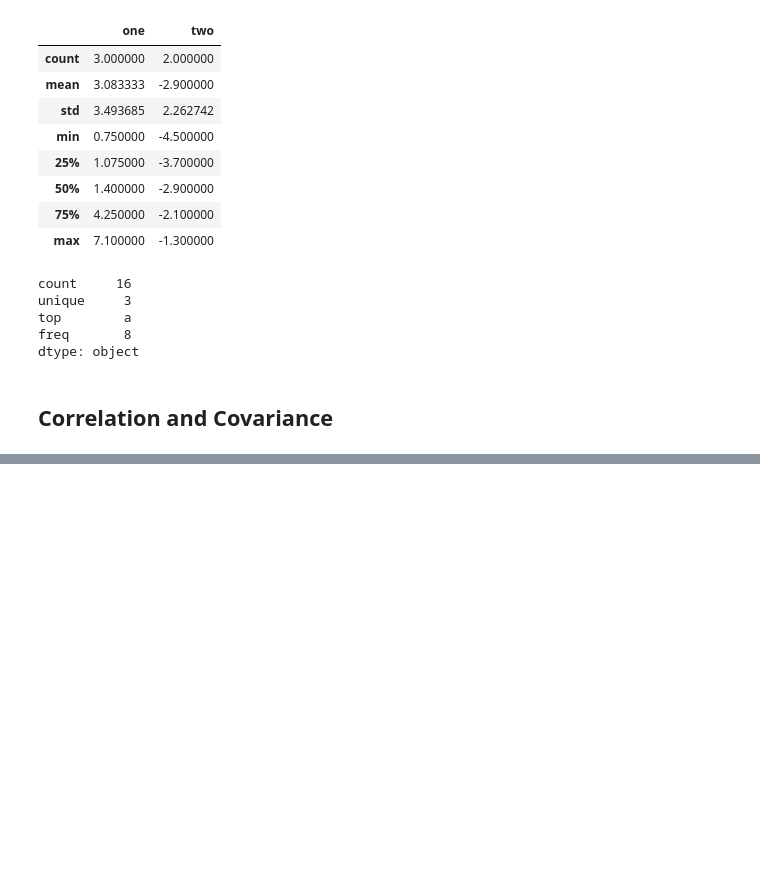
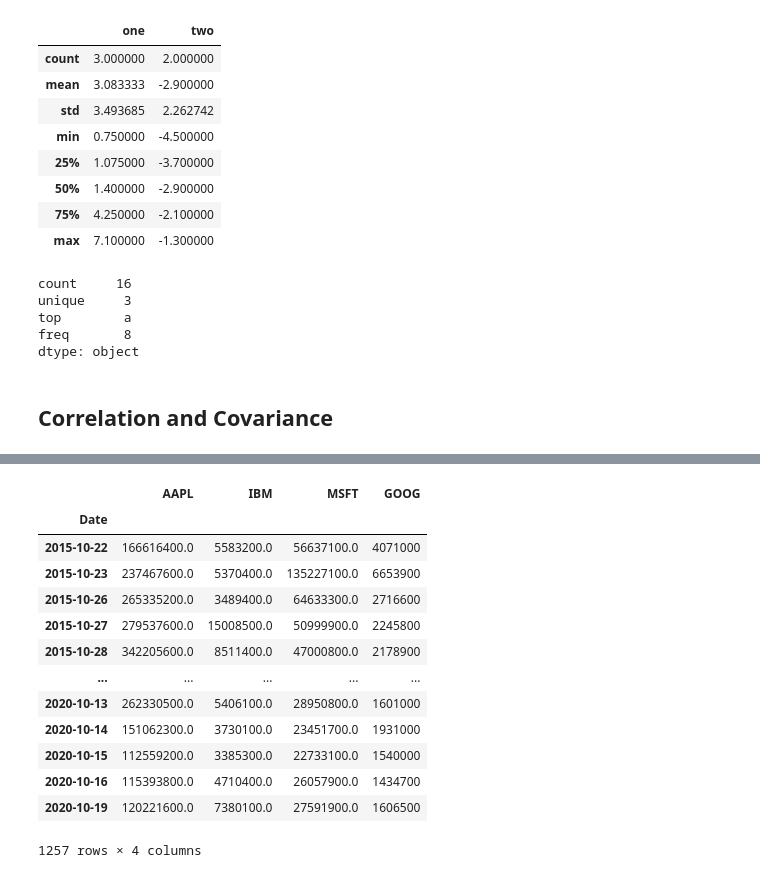
Before and after one commit to ferreiramr/livroPythonForDataAnalysis_WesMcKinney, a Jupyter notebook: chapter05_GettingStartedwithPandas.ipynb, the cells around one changed output, grey strips where cells are left out. Saved outputs shown, nothing was run; the diff lists cells and outputs as text; code cells hidden in the pictures; blank space fills up the shorter version.

```diff
--- a/chapter05_GettingStartedwithPandas.ipynb
+++ b/chapter05_GettingStartedwithPandas.ipynb
@@ -1518 +1518,21 @@ price
 1257 rows × 4 columns
+# %%
+volume = pd.DataFrame({ticker: data['Volume']
+                      for ticker, data in all_data.items()})
+# %%
+volume
+# %% [output]
+|  | AAPL | IBM | MSFT | GOOG |
+| Date |  |  |  |  |
+| 2015-10-22 | 166616400.0 | 5583200.0 | 56637100.0 | 4071000 |
+| 2015-10-23 | 237467600.0 | 5370400.0 | 135227100.0 | 6653900 |
+| 2015-10-26 | 265335200.0 | 3489400.0 | 64633300.0 | 2716600 |
+| 2015-10-27 | 279537600.0 | 15008500.0 | 50999900.0 | 2245800 |
+| 2015-10-28 | 342205600.0 | 8511400.0 | 47000800.0 | 2178900 |
+| ... | ... | ... | ... | ... |
+| 2020-10-13 | 262330500.0 | 5406100.0 | 28950800.0 | 1601000 |
+| 2020-10-14 | 151062300.0 | 3730100.0 | 23451700.0 | 1931000 |
+| 2020-10-15 | 112559200.0 | 3385300.0 | 22733100.0 | 1540000 |
+| 2020-10-16 | 115393800.0 | 4710400.0 | 26057900.0 | 1434700 |
+| 2020-10-19 | 120221600.0 | 7380100.0 | 27591900.0 | 1606500 |
+1257 rows × 4 columns
```
Also changed, not shown: parts of 27 cells of this notebook.
